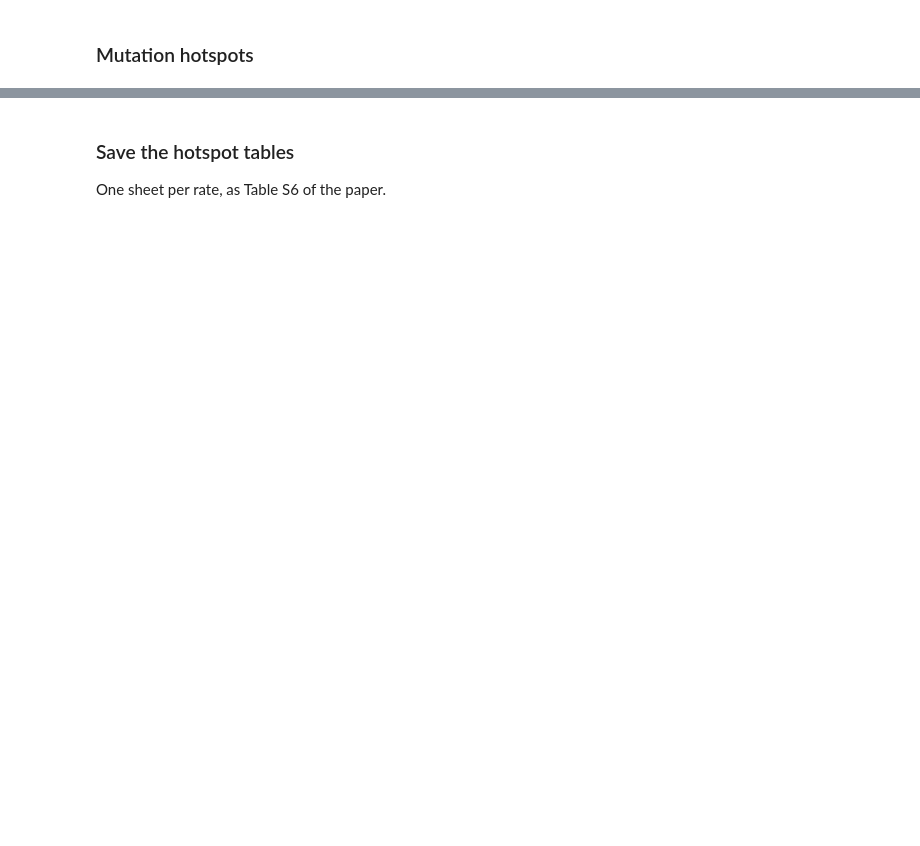
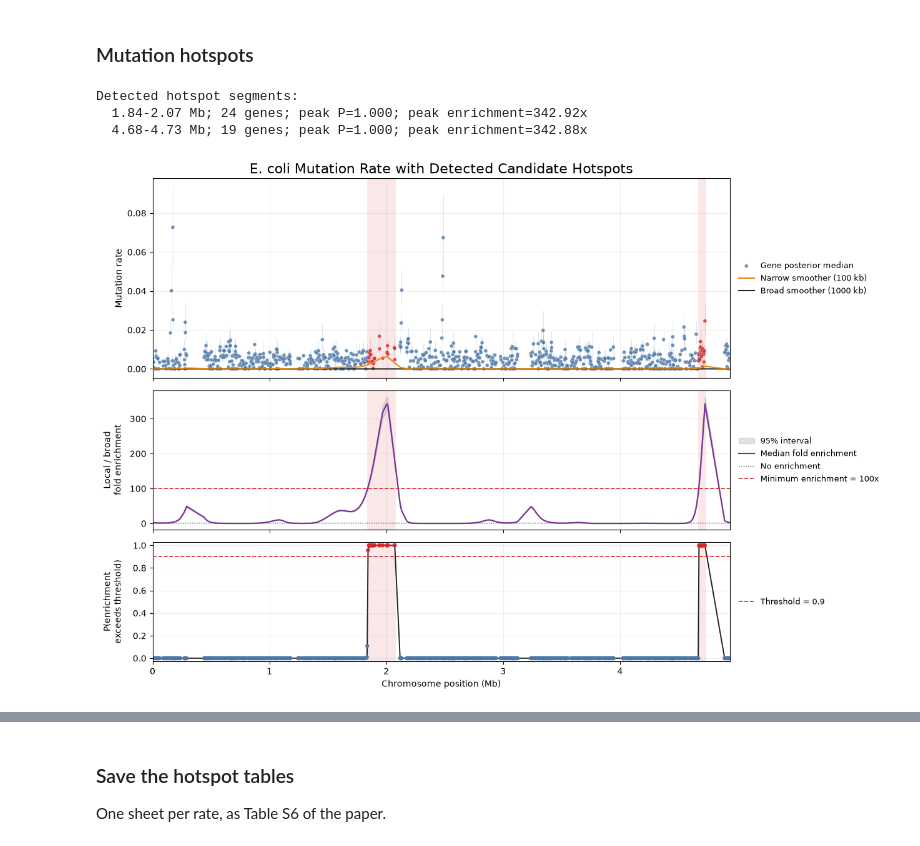
Before and after one commit to haochu-liu/bacnpe, a Jupyter notebook: examples/03_ecoli_npe_hotspots.ipynb, the cells around one changed output, grey strips where cells are left out. Drawn from its saved outputs; the diff is of its cells as text; code cells hidden in the pictures; blank space fills up the shorter version.

```diff
--- a/examples/03_ecoli_npe_hotspots.ipynb
+++ b/examples/03_ecoli_npe_hotspots.ipynb
@@ -180,15 +237,18 @@ gene_info.iloc[segments[0]] if segments else "No hotspot detected"
 # %%
 mutate = detect_hotspots(gene_starts, theta_post[:, :, 1], chromosome_length_bp,
                          min_fold_enrichment=100.0, **settings)
 print(mutate.summary())
 
 mutate.plot(
     rate_label="Mutation rate",
-    title_text="E. coli Mutation Rate with Detected Candidate Hotspots",
-    hotspot_padding_bp=10_000,
-    save_path=OUTPUT / "ecoli_local_mutate_dog.pdf",
+    title_text="E. coli Mutation Rate with Detected Candidate Hotspots"
 )
 plt.show()
+# %% [output]
+Detected hotspot segments:
+  1.84-2.07 Mb; 24 genes; peak P=1.000; peak enrichment=342.92x
+  4.68-4.73 Mb; 19 genes; peak P=1.000; peak enrichment=342.88x
+[figure, added]
 # %%
 mutate_hotspots = mutate.to_dataframe()
 mutate_hotspots
```
Also changed, not shown: parts of 13 cells of this notebook, 11 other files.
